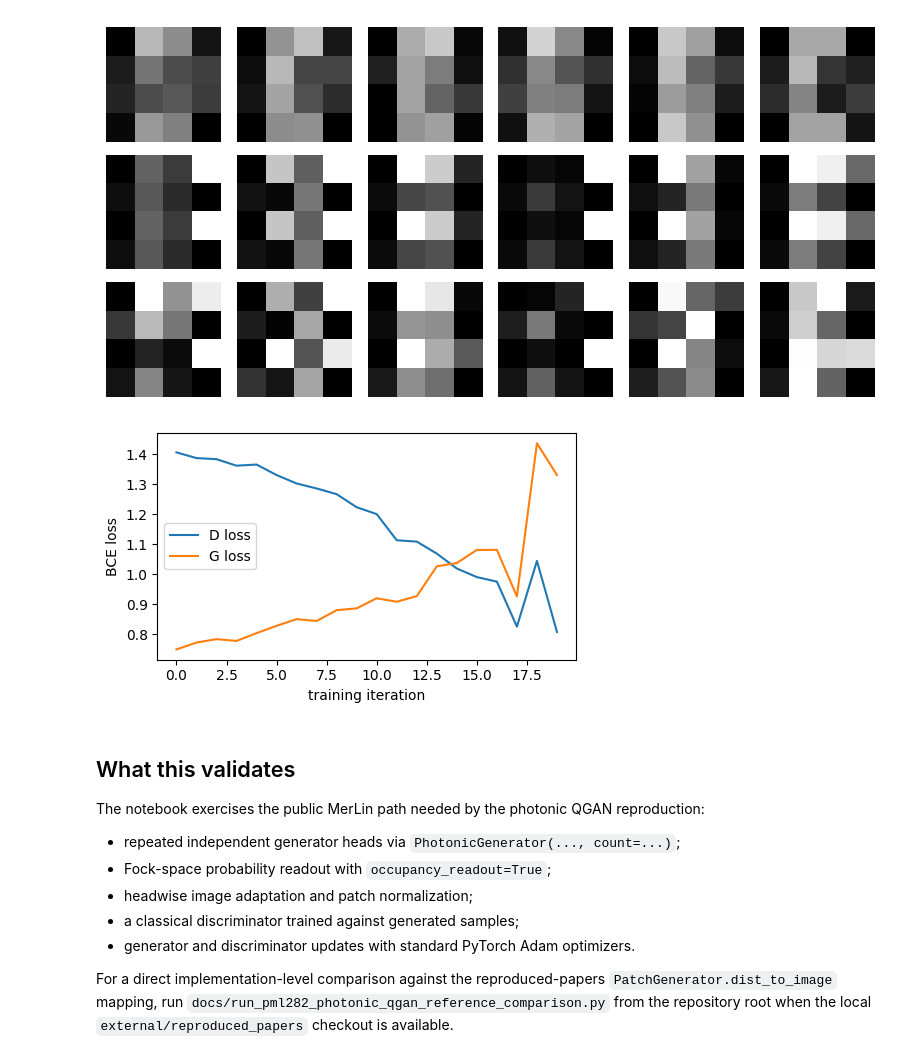
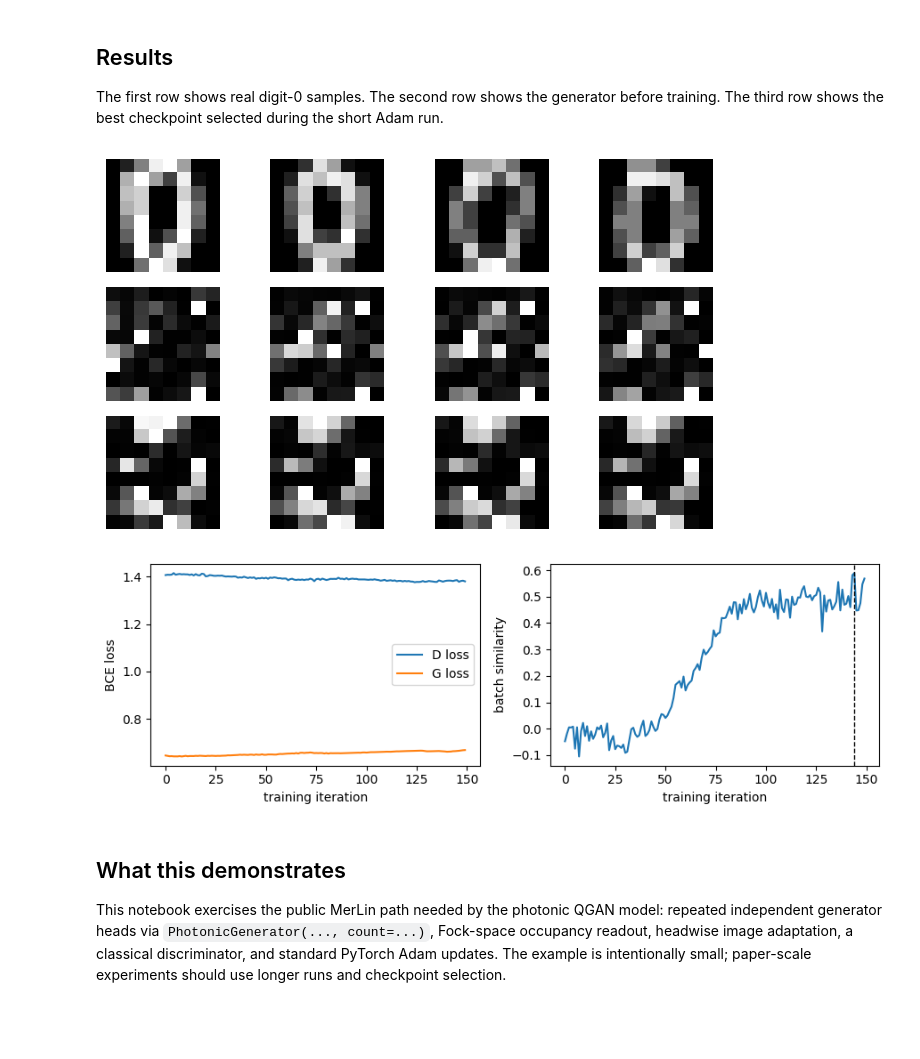
Before and after one commit to Tancredoss/merlin, a Jupyter notebook: docs/source/notebooks/reproduced_papers/photonic_QGAN.ipynb, the cells around one changed output. Cells and saved outputs as stored; diff of their text form; code cells hidden in the pictures; blank space fills up the shorter version.

Commit message:
Refine photonic QGAN demo and count heads

```diff
--- a/docs/source/notebooks/reproduced_papers/photonic_QGAN.ipynb
+++ b/docs/source/notebooks/reproduced_papers/photonic_QGAN.ipynb
@@ -26,0 +51,17 @@ Each head is a `QuantumLayer` returning Fock-space probabilities with `occupancy
+# %%
+digits = load_digits()
+mask = digits.target == digit
+real_images = torch.tensor(digits.images[mask], dtype=torch.float32).unsqueeze(1) / 16.0
+real_vectors = real_images.reshape(real_images.shape[0], -1)
+
+sample_generator = torch.Generator().manual_seed(seed + 17)
+batch_indices = torch.randint(
+    real_vectors.shape[0],
+    (training_iterations, batch_size),
+    generator=sample_generator,
+)
+real_batches = [real_vectors[indices] for indices in batch_indices]
+real_preview = real_images[batch_indices[0]]
+
+print(f"digit samples: {real_vectors.shape[0]}")
+print(f"training batches: {len(real_batches)}")
@@ -170,41 +246,42 @@ The generated samples are low resolution because this is a lightweight documenta
+# %% [markdown]
+## Results
+
+The first row shows real digit-0 samples. The second row shows the generator before training. The third row shows the best checkpoint selected during the short Adam run.
 # %%
-def show_grid(images: torch.Tensor, title: str, axes) -> None:
+def show_grid(images: torch.Tensor, title: str, axes: np.ndarray) -> None:
     flat_axes = axes.reshape(-1)
     for axis, image in zip(flat_axes, images, strict=False):
         axis.imshow(image.squeeze().cpu(), cmap="gray", vmin=0.0, vmax=1.0)
         axis.axis("off")
     for axis in flat_axes[len(images):]:
         axis.axis("off")
     axes[0].set_ylabel(title, rotation=0, labelpad=35, va="center")
 
 
-fig, axes = plt.subplots(3, 6, figsize=(8, 4))
-show_grid(small_images[:6], "real", axes[0])
-show_grid(generated_before[:6], "before", axes[1])
-show_grid(generated_after[:6], "after", axes[2])
+fig, axes = plt.subplots(3, batch_size, figsize=(7, 4))
+show_grid(real_preview, "real", axes[0])
+show_grid(generated_before, "before", axes[1])
+show_grid(generated_best, "best", axes[2])
 fig.tight_layout()
 plt.show()
 
-plt.figure(figsize=(5, 3))
-plt.plot(d_losses, label="D loss")
-plt.plot(g_losses, label="G loss")
-plt.xlabel("training iteration")
-plt.ylabel("BCE loss")
-plt.legend()
-plt.tight_layout()
+fig, axes = plt.subplots(1, 2, figsize=(9, 3))
+axes[0].plot(d_losses, label="D loss")
+axes[0].plot(g_losses, label="G loss")
+axes[0].set_xlabel("training iteration")
+axes[0].set_ylabel("BCE loss")
+axes[0].legend()
+
+axes[1].plot(similarity_scores)
+axes[1].axvline(best_iteration - 1, color="black", linestyle="--", linewidth=1)
+axes[1].set_xlabel("training iteration")
+axes[1].set_ylabel("batch similarity")
+fig.tight_layout()
 plt.show()
 # %% [output]
-[figure, old version]
+[figure, new version]
-[figure, old version]
+[figure, new version]
 # %% [markdown]
-## What this validates
+## What this demonstrates
 
-The notebook exercises the public MerLin path needed by the photonic QGAN reproduction:
-
-- repeated independent generator heads via `PhotonicGenerator(..., count=...)`;
-- Fock-space probability readout with `occupancy_readout=True`;
-- headwise image adaptation and patch normalization;
-- a classical discriminator trained against generated samples;
-- generator and discriminator updates with standard PyTorch Adam optimizers.
-
-For a direct implementation-level comparison against the reproduced-papers `PatchGenerator.dist_to_image` mapping, run `docs/run_pml282_photonic_qgan_reference_comparison.py` from the repository root when the local `external/reproduced_papers` checkout is available.
+This notebook exercises the public MerLin path needed by the photonic QGAN model: repeated independent generator heads via `PhotonicGenerator(..., count=...)`, Fock-space occupancy readout, headwise image adaptation, a classical discriminator, and standard PyTorch Adam updates. The example is intentionally small; paper-scale experiments should use longer runs and checkpoint selection.
```
Also changed, not shown: parts of 16 cells of this notebook, 4 other files.
